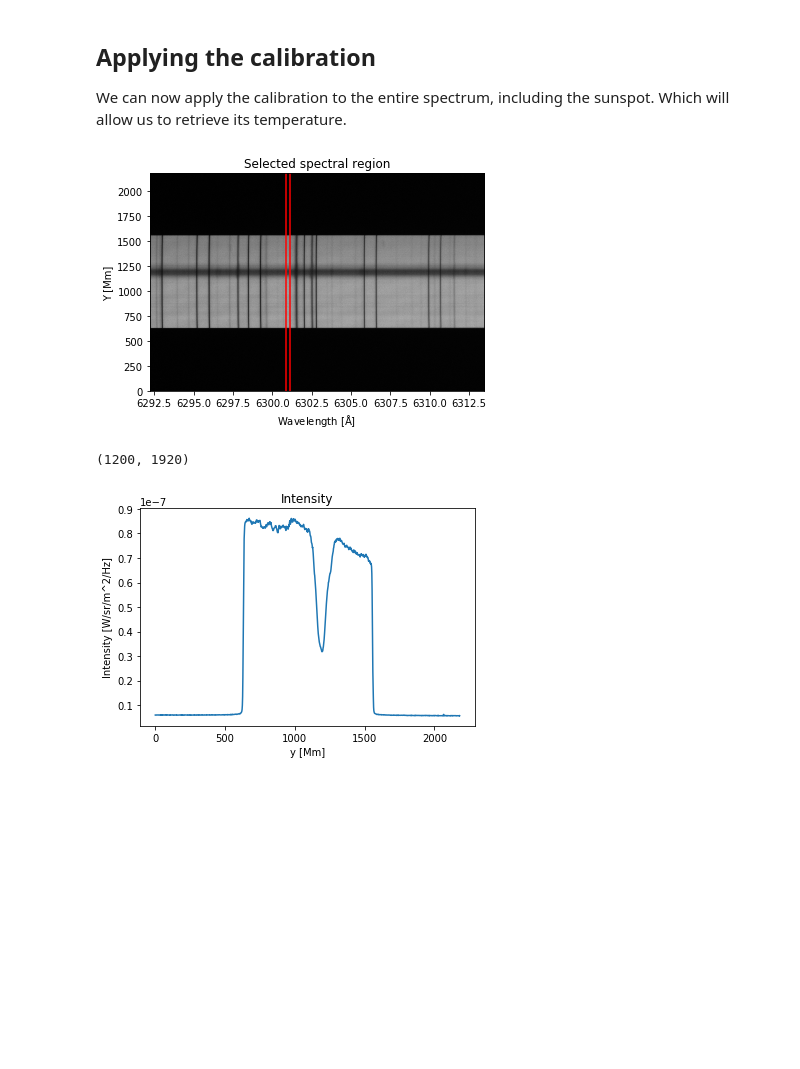
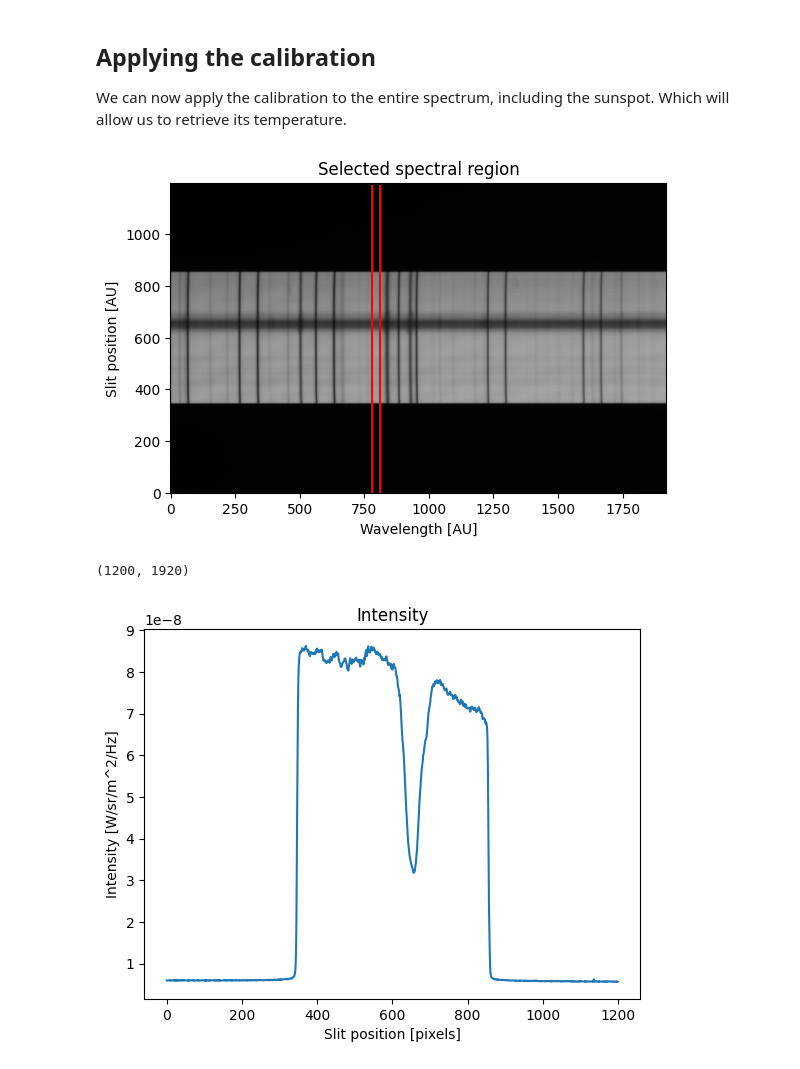
Before and after one commit to AlexPietrow/SpotTemp, a Jupyter notebook: Spectra_sst.ipynb, the cells around one changed output. Cells and saved outputs as stored; diff of their text form; code cells hidden in the pictures; blank space fills up the shorter version.

```diff
--- a/Spectra_sst.ipynb
+++ b/Spectra_sst.ipynb
@@ -82,6 +72,7 @@ from astropy import units as u
 from astropy import constants as const
 
 #Now fill in the function below including all constants. Don't forget to convert wavelengths to frequencies!
+#Constants can be found using the astropy constants package imported above.
 
 #<--START OWN CODE -->
 def planck(w,T):
@@ -91,14 +82,17 @@ def planck(w,T):
     nu = (const.c / (w * u.angstrom)).decompose()
     T = T * u.K
 
-    return ((2*h*nu**3)/c**2 * 1/(np.exp(((h*nu)/(k*T)) - 1))).decompose().value
+    B = ((2*h*nu**3)/c**2 * 1/(np.exp(((h*nu)/(k*T)) - 1))).decompose().value
 
+    return B
 #<-- END OWN CODE  -->
+
 
 
 #now use the function to get a blackbody value at 6302 Å with a surface temperature of 5777 K.
 
 factor = planck(6302,5777)
 
+
 print('%s W/sr/m^2/Hz' % factor)
 # %% [output]
@@ -503,36 +455,38 @@ $\lambda$ is between 6300.84846377 and 6301.18063768, mean is 6301.01455072
 We can now apply the calibration to the entire spectrum, including the sunspot. Which will allow us to retrieve its temperature.
 # %%
 # Apply the same calibration to the full spectrum
+#<-- START OWN CODE  -->
 spectrum_calibrated = spectrum / meanint * factor
+#<-- END OWN CODE  -->
 
 # We can now make a vertical cut through the spectrum at the same location of the continuum and plot that.
 # Do not forget to take the average!
 
 #Show the area over which we average with 2 red lines
-plt.imshow(spectrum, origin='lower', cmap='gray', extent=[wav_tot[0], wav_tot[-1], 0,1200*X_Mm], aspect='auto')
-plt.vlines([6300.9, 6301.1],0,1200*X_Mm,color='red')
-plt.xlabel(r'Wavelength [$\mathrm{\AA}$]')
-plt.ylabel('Y [Mm]')
+plt.imshow(spectrum, origin='lower', cmap='gray')
+plt.vlines([x1+80,x1+110],0,1190,color='red')
+plt.xlabel('Wavelength [AU]')
+plt.ylabel('Slit position [AU]')
 plt.title('Selected spectral region')
 plt.show()
 
+#<-- START OWN CODE  -->
 avg_int_6301 = np.mean(spectrum_calibrated[:,x1+80:x1+110], axis=1)
+#<-- END OWN CODE  -->
 print(spectrum_calibrated.shape)
 
 # We now plot the resulting cut.
 
-y_slit = np.linspace(0,1200*X_Mm, len(avg_int_6301))
-
 plt.figure()
-plt.plot(y_slit,avg_int_6301)
+plt.plot(avg_int_6301)
 plt.ylabel('Intensity [W/sr/m^2/Hz]')
-plt.xlabel('y [Mm]')
+plt.xlabel('Slit position [pixels]')
 plt.title('Intensity')
 
 plt.show()
 # %% [output]
-[figure, old version]
+[figure, new version]
 (1200, 1920)
-[figure, old version]
+[figure, new version]
 # %%
 # We can plug this into our temperature function to get the temperature.
```
Also changed, not shown: parts of 30 cells of this notebook, 1 other file.
